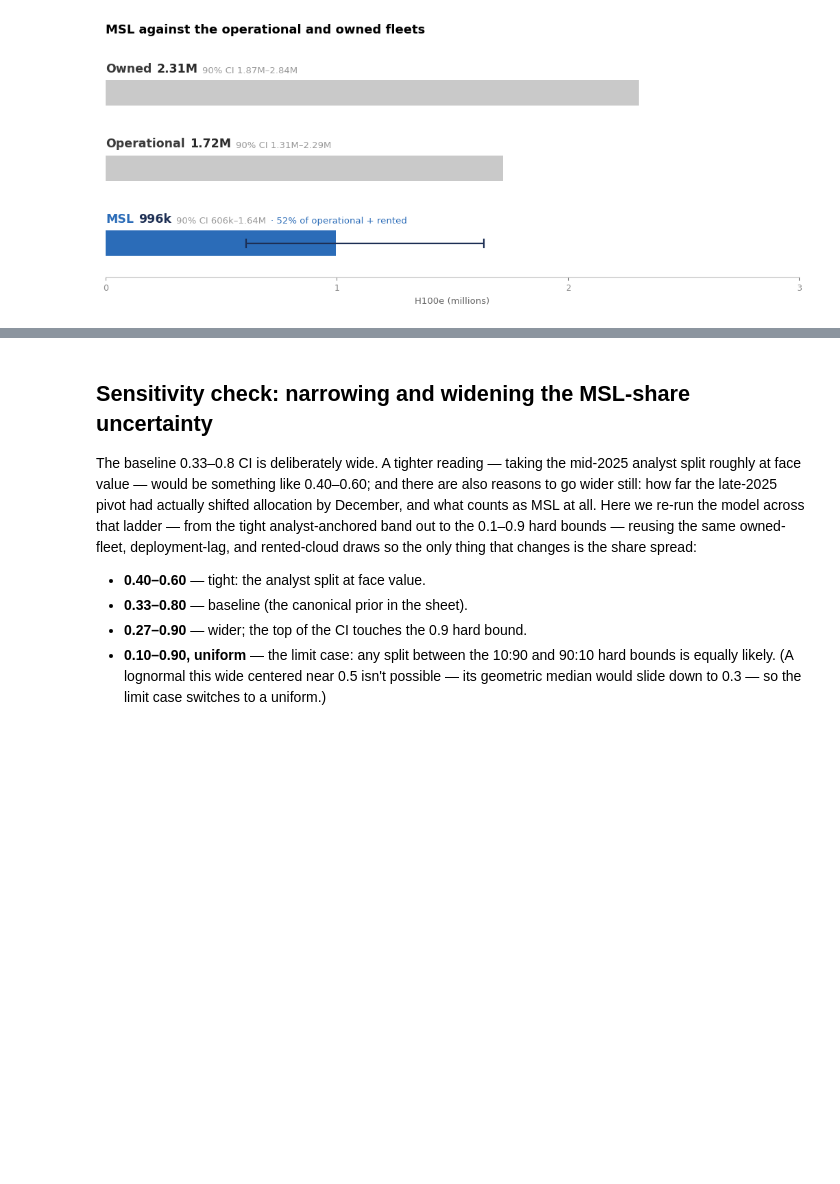
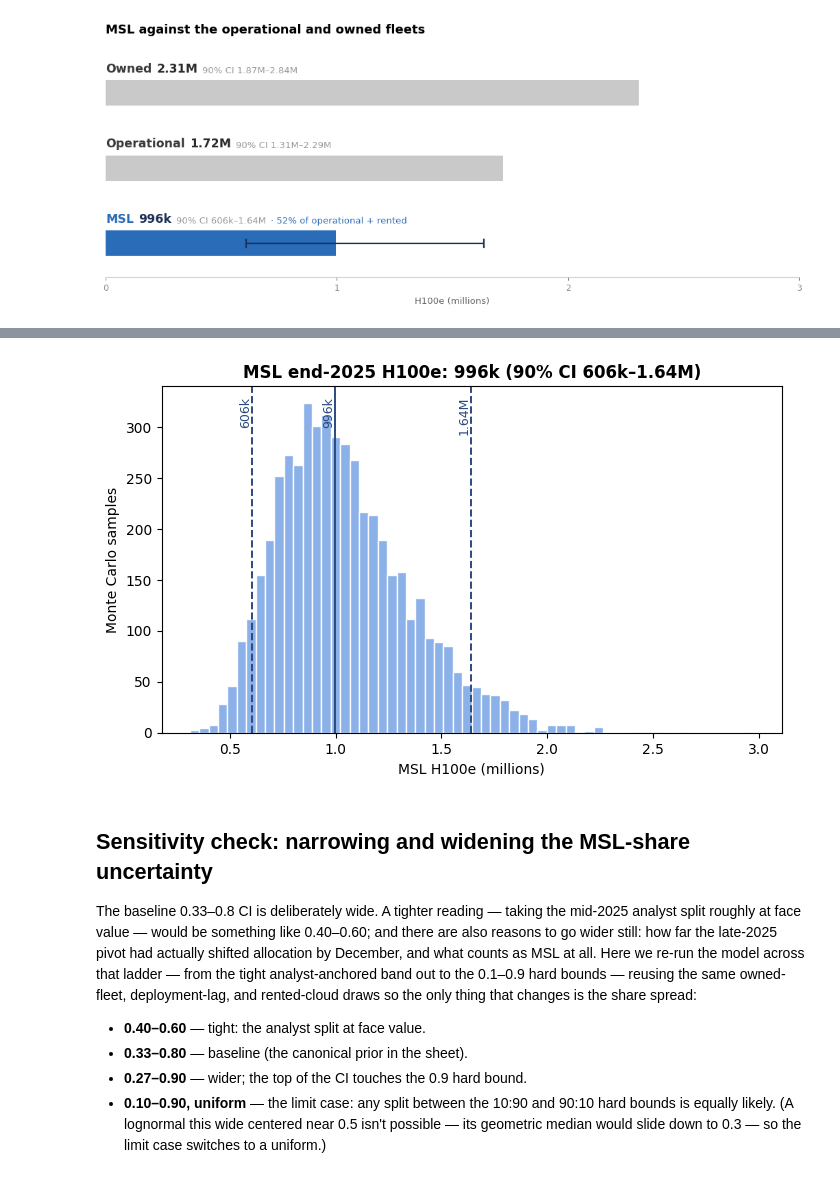
Before and after one commit to epoch-research/ai-compute-users, a Jupyter notebook: notebooks/msl_compute_model.ipynb, the cells around one changed output, grey strips where cells are left out. Drawn from its saved outputs; the diff is of its cells as text; code cells hidden in the pictures; blank space fills up the shorter version.

```diff
--- a/notebooks/msl_compute_model.ipynb
+++ b/notebooks/msl_compute_model.ipynb
@@ -443,3 +451,20 @@ plt.show()
+# %%
+msl_p = sq.get_percentiles(msl_compute, percentiles=[5, 50, 95])
+
+fig, ax = plt.subplots(figsize=(8, 4.5))
+ax.hist(msl_compute / 1e6, bins=60, color="#7FA9E6", alpha=0.9,
+        edgecolor="white")
+for q, style in [(5, "--"), (50, "-"), (95, "--")]:
+    ax.axvline(msl_p[q] / 1e6, color="#2B4A7E", ls=style, lw=1.4)
+    ax.text(msl_p[q] / 1e6, ax.get_ylim()[1] * 0.97, fmt(msl_p[q]), rotation=90,
+            va="top", ha="right", fontsize=9, color="#2B4A7E")
+ax.set_xlabel("MSL H100e (millions)")
+ax.set_ylabel("Monte Carlo samples")
+ax.set_title(f"MSL end-2025 H100e: {fmt(msl_p[50])} "
+             f"(90% CI {fmt(msl_p[5])}–{fmt(msl_p[95])})", weight="bold")
+plt.show()
+# %% [output]
+[figure, added]
 # %% [markdown]
 ## Sensitivity check: narrowing and widening the MSL-share uncertainty
 
```
Also changed, not shown: parts of 1 cell of this notebook, 3 other files.
